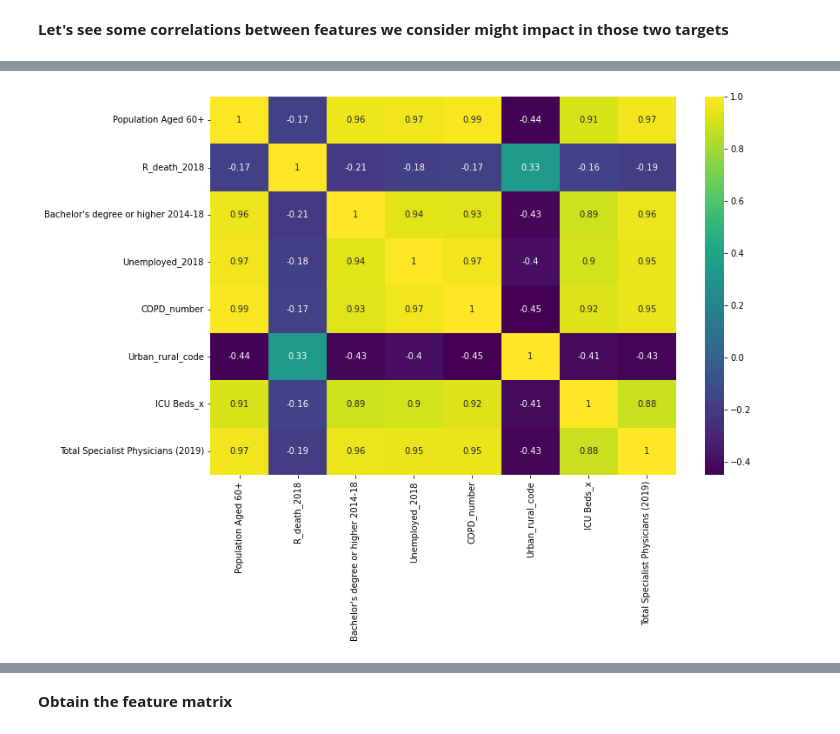
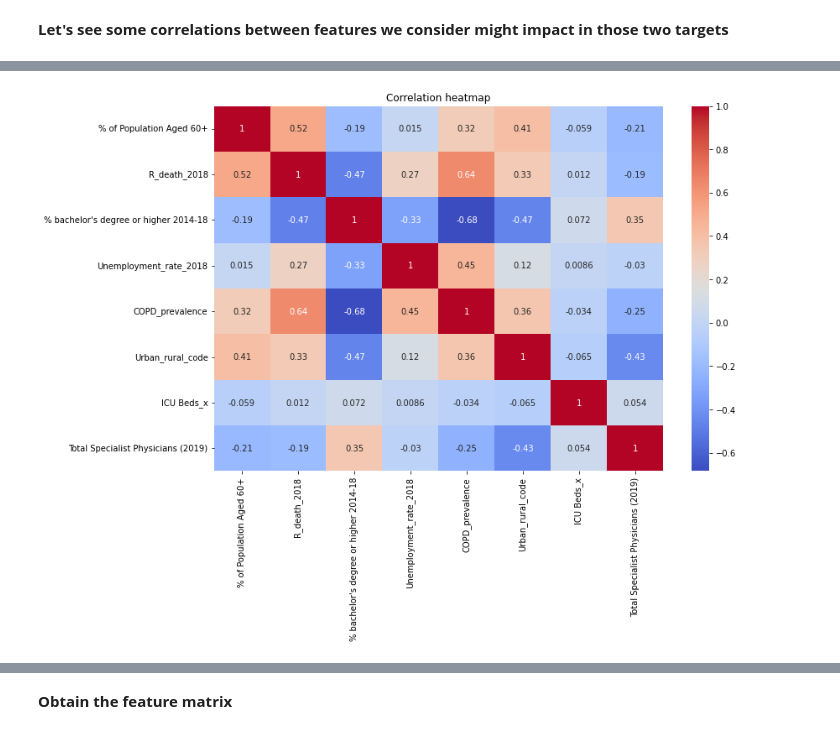
Before and after one commit to danielaaz04/covid-outcomes-research, a Jupyter notebook: notebooks/lasso_model.ipynb, the cells around one changed output, grey strips where cells are left out. Cells and saved outputs as stored; diff of their text form; code cells hidden in the pictures.

Commit message:
heatmap update

```diff
--- a/notebooks/lasso_model.ipynb
+++ b/notebooks/lasso_model.ipynb
@@ -211,5 +211,5 @@ plt.ylim(0,)
 # %% [markdown]
 **Let's see some correlations between features we consider might impact in those two targets**
 # %%
-df_corr = df[['Population Aged 60+','R_death_2018',"Bachelor's degree or higher 2014-18",
-              'Unemployed_2018','COPD_number','Urban_rural_code','ICU Beds_x','Total Specialist Physicians (2019)']]
+df_corr = df[['TOT_POP','Percent of Population Aged 60+','R_death_2018',"Percent of adults with a bachelor's degree or higher 2014-18",
+              'Unemployment_rate_2018','COPD_prevalence','Urban_rural_code','ICU Beds_x','Total Specialist Physicians (2019)']]
@@ -215,0 +225,3 @@ df_corr = df[['Population Aged 60+','R_death_2018',"Bachelor's degree or higher
+# %%
+df_corr['ICU Beds_x'] = df_corr['ICU Beds_x']/df_corr['TOT_POP']
+df_corr.head()
@@ -215,0 +240,3 @@ df_corr = df[['Population Aged 60+','R_death_2018',"Bachelor's degree or higher
+# %%
+df_corr = df_corr.drop('TOT_POP',axis=1)
+df_corr.head()
@@ -216,10 +250,12 @@ df_corr = df[['Population Aged 60+','R_death_2018',"Bachelor's degree or higher
+# %%
+df_corr.rename(columns = {'Percent of Population Aged 60+':'% of Population Aged 60+', "Percent of adults with a bachelor's degree or higher 2014-18":"% bachelor's degree or higher 2014-18"}, inplace = True)
 # %%
 plt.figure(figsize=(12, 8))
-sns.heatmap(df_corr.corr(), annot=True, cmap='viridis')
-
+sns.heatmap(df_corr.corr(), annot=True, cmap='coolwarm')
+plt.title('Correlation heatmap')
 plt.savefig('heatmap.png')
 # %% [output]
-[figure, old version]
+[figure, new version]
 # %%
 df_corr2 = df[['Population Aged 60+',"Bachelor's degree or higher 2014-18",
               'Unemployed_2018','COPD_number']]
```
Also changed, not shown: parts of 13 cells of this notebook.
